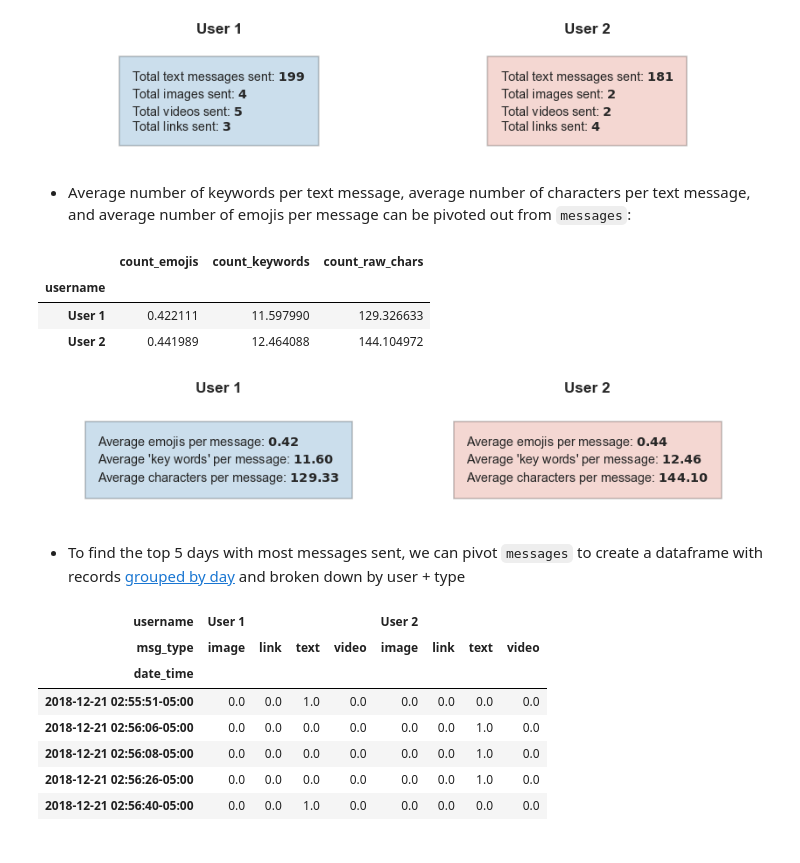
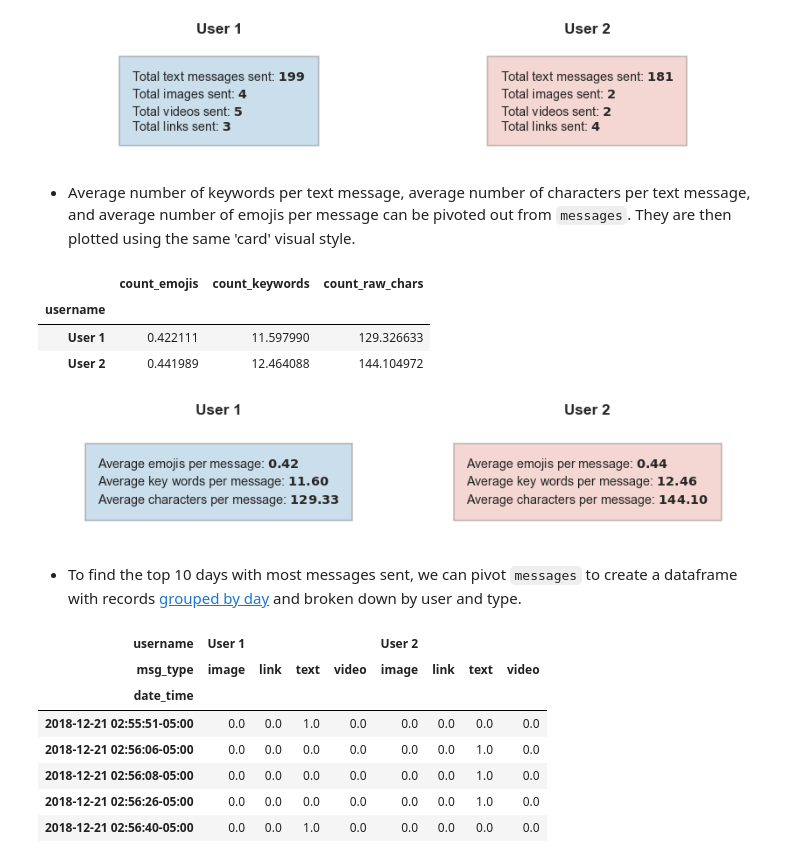
Before and after one commit to shenal-siri/WhatsApp-Chat-Viz, a Jupyter notebook: Chat-History-Prototyping.ipynb, the cells around one changed output. Saved outputs shown, nothing was run; the diff lists cells and outputs as text; code cells hidden in the pictures.

Commit message:
Added card vis and general stats

```diff
--- a/Chat-History-Prototyping.ipynb
+++ b/Chat-History-Prototyping.ipynb
@@ -572,7 +574,7 @@ fig.tight_layout(pad=1.5)
 # %% [output]
 [figure]
 # %% [markdown]
-- Average number of keywords per text message, average number of characters per text message, and average number of emojis per message can be pivoted out from `messages`:
+- Average number of keywords per text message, average number of characters per text message, and average number of emojis per message can be pivoted out from `messages`. They are then plotted using the same 'card' visual style.
 # %%
 msg_summary_counts = pd.pivot_table(messages[messages['msg_type']=='text'],
                                     values=['count_keywords', 'count_emojis', 'count_raw_chars'],
@@ -589,35 +591,35 @@ msg_summary_counts
 # Define plot style, palette and font scaling
 sns.set_style('whitegrid')
 sns.set_palette(PALETTE_PAIR)
 sns.set_context("notebook", font_scale=1.2, rc={"lines.linewidth": 1.5})
 
 # Plot 1 x 2 subplot axes to specified figure size.
 fig, axs = plt.subplots(nrows=1, ncols=2, figsize=(12,2.75))
 
 for user, ax, color in zip(USERLIST, axs, PALETTE_PAIR):
 
     # Create and format text string for output (from the summary dataframe)
 
     output_text = ["Average emojis per message: " + r"$\bf{" + "{:.2f}".format(msg_summary_counts.loc[user]['count_emojis']) + "}$",
-                "Average 'key words' per message: " + r"$\bf{" + "{:.2f}".format(msg_summary_counts.loc[user]['count_keywords']) + "}$",
+                "Average key words per message: " + r"$\bf{" + "{:.2f}".format(msg_summary_counts.loc[user]['count_keywords']) + "}$",
                 "Average characters per message: " + r"$\bf{" + "{:.2f}".format(msg_summary_counts.loc[user]['count_raw_chars']) + "}$"]
 
     output_text = "\n".join(output_text)
 
     # Create and format annotation boxes and plot text
     textbox = AnchoredText(output_text, loc=10, pad=1, borderpad=0)
     textbox.patch.set_linewidth(1.5)
     textbox.patch.set_facecolor(color)
     textbox.patch.set_alpha(0.25)
     ax.add_artist(textbox)
 
     # Set title and hide axes
     ax.set_title(user, y = 1.05, fontsize="large", weight="bold")
     ax.axis('off')
 
 fig.tight_layout(pad=1.5)
 # %% [output]
-[figure, old version]
+[figure, new version]
 # %% [markdown]
-- To find the top 5 days with most messages sent, we can pivot `messages` to create a dataframe with records [grouped by day](https://pandas.pydata.org/pandas-docs/stable/user_guide/timeseries.html#dateoffset-objects) and broken down by user + type
+- To find the top 10 days with most messages sent, we can pivot `messages` to create a dataframe with records [grouped by day](https://pandas.pydata.org/pandas-docs/stable/user_guide/timeseries.html#dateoffset-objects) and broken down by user and type.
 # %%
```
Also changed, not shown: parts of 16 cells of this notebook.
